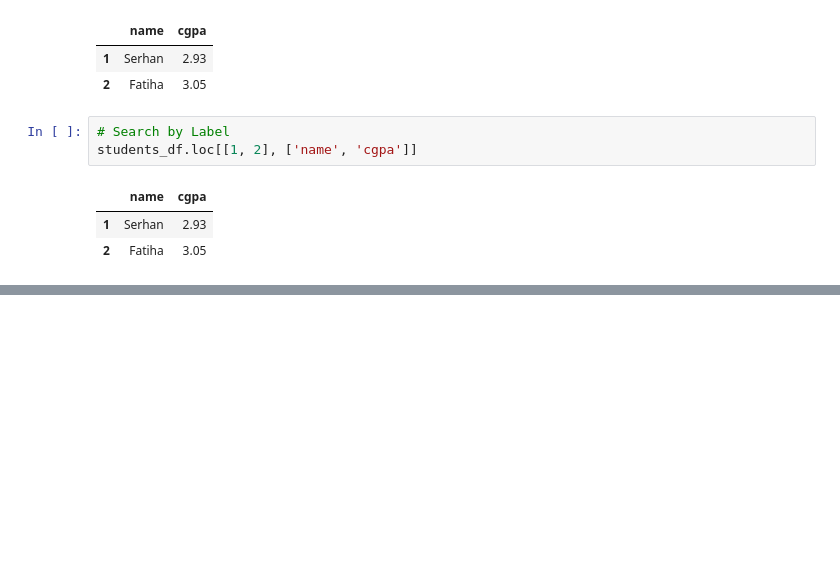
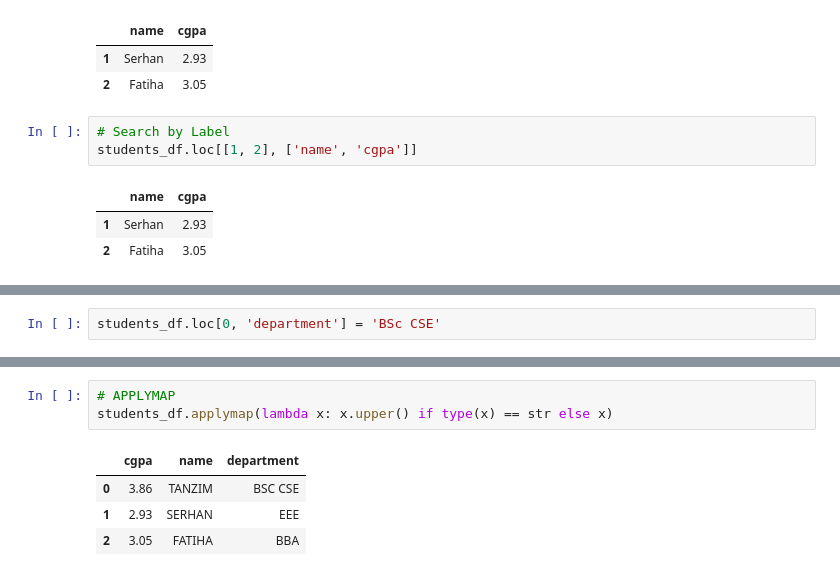
Before and after one commit to tahmid-tanzim/laravel-5-fundamentals, a Jupyter notebook: Pandas_Workspace.ipynb, the cells around one changed output, grey strips where cells are left out. Saved outputs shown, nothing was run; the diff lists cells and outputs as text; blank space fills up the shorter version.

```diff
--- a/Pandas_Workspace.ipynb
+++ b/Pandas_Workspace.ipynb
@@ -182,0 +183,2 @@ students_df[~filt]
+# %%
+students_df.loc[0, 'department'] = 'BSc CSE'
@@ -182,0 +200,8 @@ students_df[~filt]
+# %%
+# APPLYMAP
+students_df.applymap(lambda x: x.upper() if type(x) == str else x)
+# %% [output]
+|  | cgpa | name | department |
+| 0 | 3.86 | TANZIM | BSC CSE |
+| 1 | 2.93 | SERHAN | EEE |
+| 2 | 3.05 | FATIHA | BBA |
```
Also changed, not shown: parts of 31 cells of this notebook.
